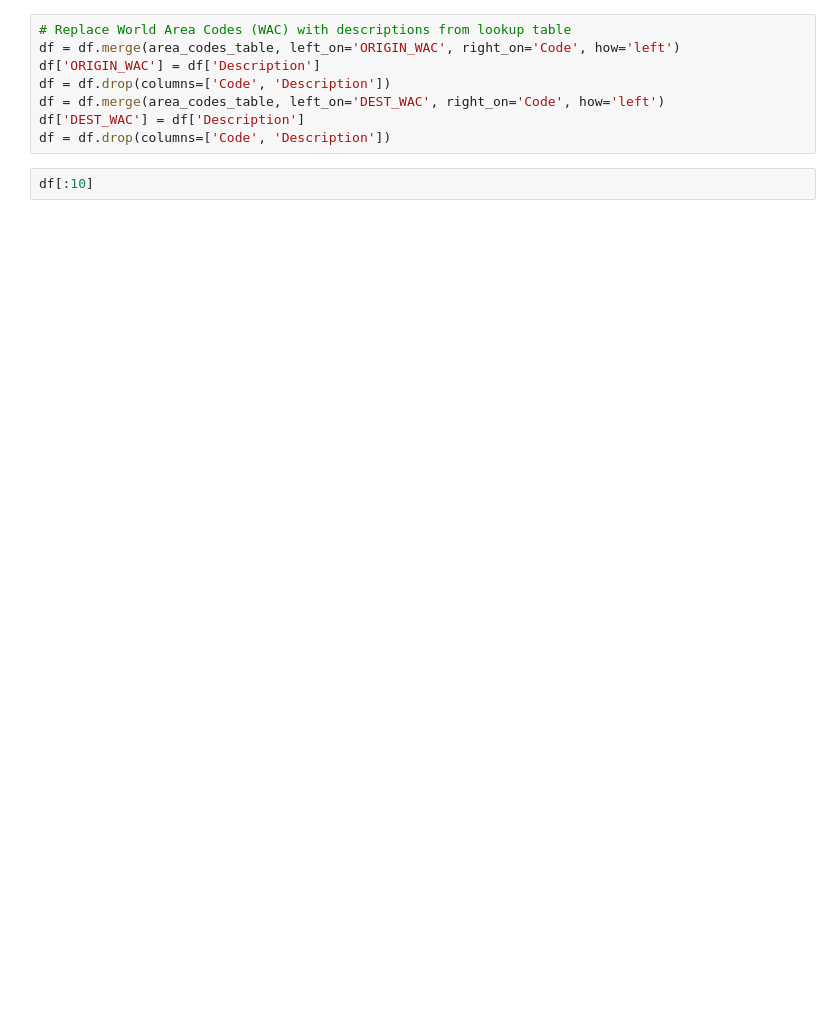
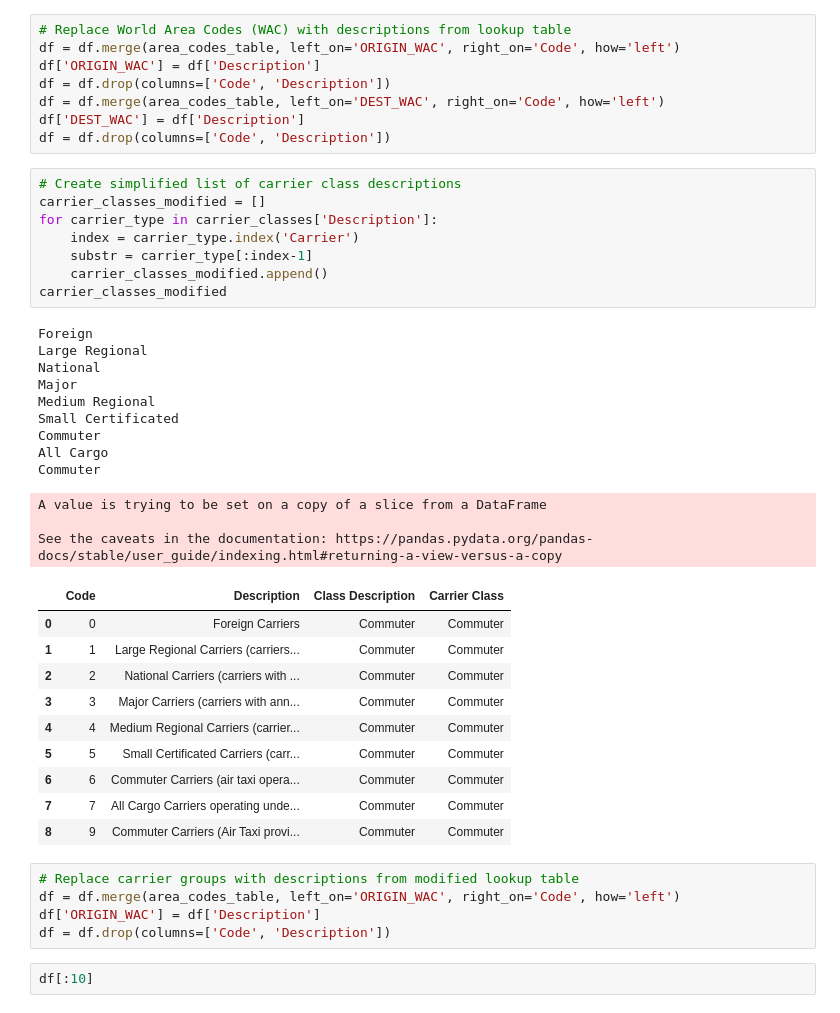
Before and after one commit to admacpherson/T-100-Aviation-Data, a Jupyter notebook: Tableau Dataset.ipynb, the cells around one changed output. Cells and saved outputs as stored; diff of their text form; blank space fills up the shorter version.

Commit message:
Add shortened carrier classes

```diff
--- a/Tableau Dataset.ipynb
+++ b/Tableau Dataset.ipynb
@@ -15,6 +28,42 @@ df = df.drop(columns=['Code', 'Description'])
 df = df.merge(area_codes_table, left_on='DEST_WAC', right_on='Code', how='left')
 df['DEST_WAC'] = df['Description']
 df = df.drop(columns=['Code', 'Description'])
+# %%
+# Create simplified list of carrier class descriptions
+carrier_classes_modified = []
+for carrier_type in carrier_classes['Description']:
+    index = carrier_type.index('Carrier')
+    substr = carrier_type[:index-1]
+    carrier_classes_modified.append()
+carrier_classes_modified
+# %% [output]
+Foreign
+Large Regional
+National
+Major
+Medium Regional
+Small Certificated
+Commuter
+All Cargo
+Commuter
+A value is trying to be set on a copy of a slice from a DataFrame
+
+See the caveats in the documentation: https://pandas.pydata.org/pandas-docs/stable/user_guide/indexing.html#returning-a-view-versus-a-copy
+|  | Code | Description | Class Description | Carrier Class |
+| 0 | 0 | Foreign Carriers | Commuter | Commuter |
+| 1 | 1 | Large Regional Carriers (carriers... | Commuter | Commuter |
+| 2 | 2 | National Carriers (carriers with ... | Commuter | Commuter |
+| 3 | 3 | Major Carriers (carriers with ann... | Commuter | Commuter |
+| 4 | 4 | Medium Regional Carriers (carrier... | Commuter | Commuter |
+| 5 | 5 | Small Certificated Carriers (carr... | Commuter | Commuter |
+| 6 | 6 | Commuter Carriers (air taxi opera... | Commuter | Commuter |
+| 7 | 7 | All Cargo Carriers operating unde... | Commuter | Commuter |
+| 8 | 9 | Commuter Carriers (Air Taxi provi... | Commuter | Commuter |
+# %%
+# Replace carrier groups with descriptions from modified lookup table
+df = df.merge(area_codes_table, left_on='ORIGIN_WAC', right_on='Code', how='left')
+df['ORIGIN_WAC'] = df['Description']
+df = df.drop(columns=['Code', 'Description'])
 # %%
 df[:10]
 # %% [output]
```
Also changed, not shown: parts of 1 cell of this notebook.
